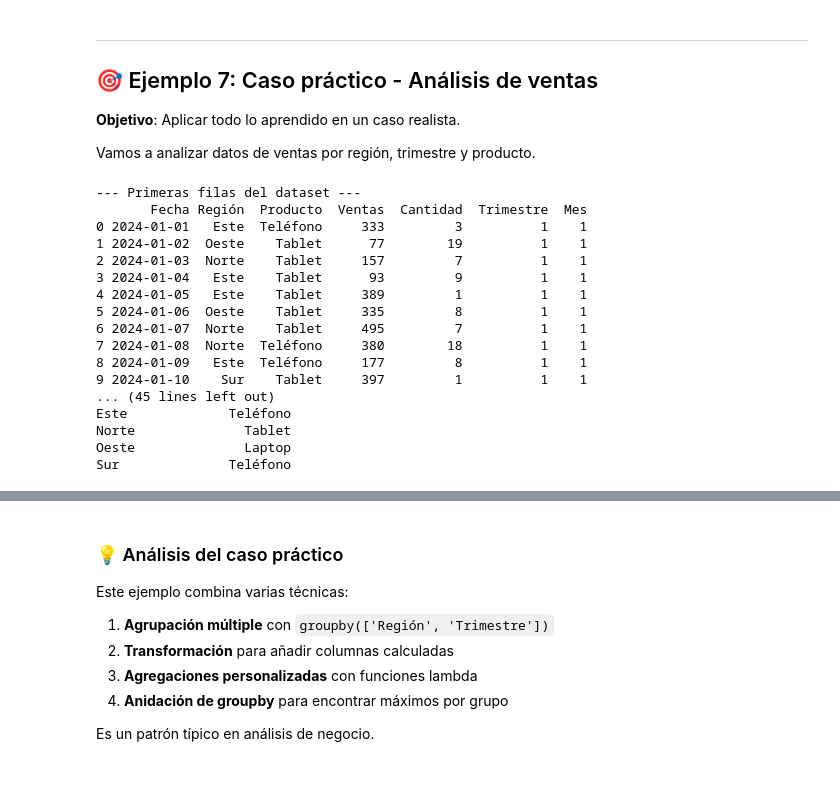
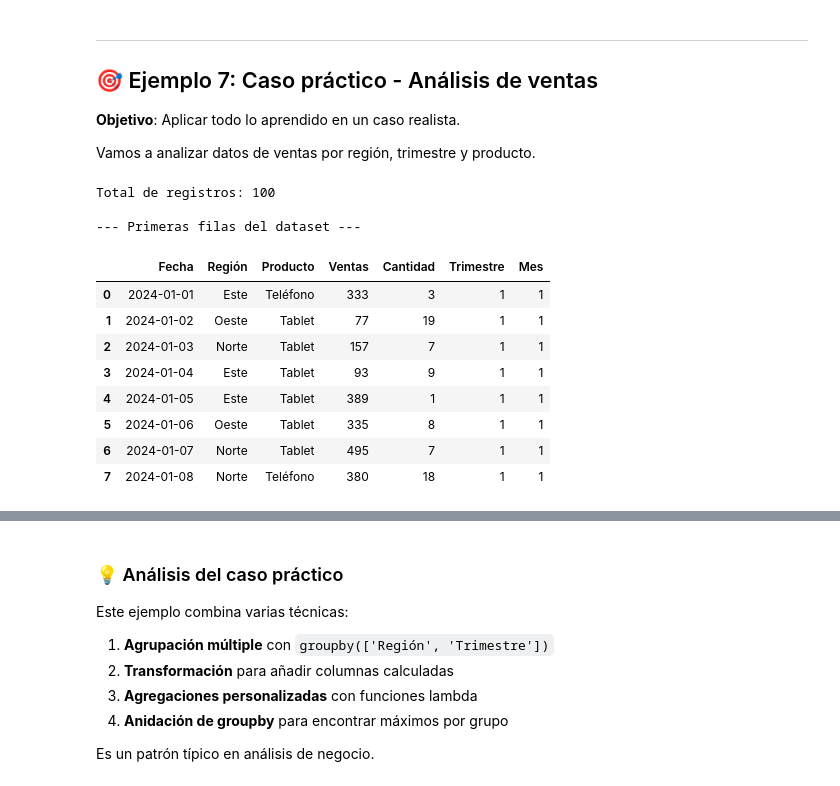
Before and after one commit to financieras/big_data, a Jupyter notebook: python/groupby.ipynb, the cells around one changed output, grey strips where cells are left out. Drawn from its saved outputs; the diff is of its cells as text; code cells hidden in the pictures.

```diff
--- a/python/groupby.ipynb
+++ b/python/groupby.ipynb
@@ -469,75 +481,38 @@ Vamos a analizar datos de ventas por región, trimestre y producto.
 # %%
 import pandas as pd
 import numpy as np
 
 # Crear un dataset realista
 np.random.seed(42)
 n = 100
 
 data = {
     'Fecha': pd.date_range('2024-01-01', periods=n, freq='D'),
     'Región': np.random.choice(['Norte', 'Sur', 'Este', 'Oeste'], n),
     'Producto': np.random.choice(['Laptop', 'Tablet', 'Teléfono'], n),
     'Ventas': np.random.randint(50, 500, n),
     'Cantidad': np.random.randint(1, 20, n)
 }
 df = pd.DataFrame(data)
 
 # Añadir columnas derivadas
 df['Trimestre'] = df['Fecha'].dt.quarter
 df['Mes'] = df['Fecha'].dt.month
 
-print("--- Primeras filas del dataset ---")
-print(df.head(10))
-print(f"\nTotal de registros: {len(df)}")
 
-# Análisis 1: Ventas totales por región y trimestre
-ventas_region = df.groupby(['Región', 'Trimestre']).agg({
-    'Ventas': 'sum',
-    'Cantidad': 'sum'
-}).round(2)
-
-print("\n--- Ventas por región y trimestre ---")
-print(ventas_region)
-
-# Análisis 2: Producto más vendido por región
-mejor_producto = df.groupby(['Región', 'Producto'])['Ventas'].sum().groupby('Región').idxmax()
-print("\n--- Producto más vendido por región ---")
-print(mejor_producto)
-
-# Análisis 3: Añadir porcentaje de ventas respecto al total de la región
-df['Total_región'] = df.groupby('Región')['Ventas'].transform('sum')
-df['Porcentaje_región'] = (df['Ventas'] / df['Total_región'] * 100).round(2)
-
-print("\n--- Muestra con porcentaje de ventas ---")
-print(df[['Fecha', 'Región', 'Producto', 'Ventas', 'Porcentaje_región']].head(10))
-
-# Análisis 4: Resumen ejecutivo
-resumen = df.groupby('Región').agg({
-    'Ventas': ['sum', 'mean', 'std'],
-    'Cantidad': 'sum',
-    'Producto': lambda x: x.value_counts().index[0]  # Producto más común
-}).round(2)
-
-resumen.columns = ['Ventas_total', 'Ventas_promedio', 'Ventas_std', 'Cantidad_total', 'Producto_principal']
-
-print("\n--- Resumen ejecutivo por región ---")
-print(resumen)
+print(f"\nTotal de registros: {len(df)}\n")
+print("--- Primeras filas del dataset ---\n")
+df.head(8)
 # %% [output]
+Total de registros: 100
+
 --- Primeras filas del dataset ---
-       Fecha Región  Producto  Ventas  Cantidad  Trimestre  Mes
-0 2024-01-01   Este  Teléfono     333         3          1    1
-1 2024-01-02  Oeste    Tablet      77        19          1    1
-2 2024-01-03  Norte    Tablet     157         7          1    1
-3 2024-01-04   Este    Tablet      93         9          1    1
-4 2024-01-05   Este    Tablet     389         1          1    1
-5 2024-01-06  Oeste    Tablet     335         8          1    1
-6 2024-01-07  Norte    Tablet     495         7          1    1
-7 2024-01-08  Norte  Teléfono     380        18          1    1
-8 2024-01-09   Este  Teléfono     177         8          1    1
-9 2024-01-10    Sur    Tablet     397         1          1    1
-... (45 lines left out)
-Este             Teléfono
-Norte              Tablet
-Oeste              Laptop
-Sur              Teléfono
+|  | Fecha | Región | Producto | Ventas | Cantidad | Trimestre | Mes |
+| 0 | 2024-01-01 | Este | Teléfono | 333 | 3 | 1 | 1 |
+| 1 | 2024-01-02 | Oeste | Tablet | 77 | 19 | 1 | 1 |
+| 2 | 2024-01-03 | Norte | Tablet | 157 | 7 | 1 | 1 |
+| 3 | 2024-01-04 | Este | Tablet | 93 | 9 | 1 | 1 |
+| 4 | 2024-01-05 | Este | Tablet | 389 | 1 | 1 | 1 |
+| 5 | 2024-01-06 | Oeste | Tablet | 335 | 8 | 1 | 1 |
+| 6 | 2024-01-07 | Norte | Tablet | 495 | 7 | 1 | 1 |
+| 7 | 2024-01-08 | Norte | Teléfono | 380 | 18 | 1 | 1 |
```
Also changed, not shown: parts of 40 cells of this notebook.
